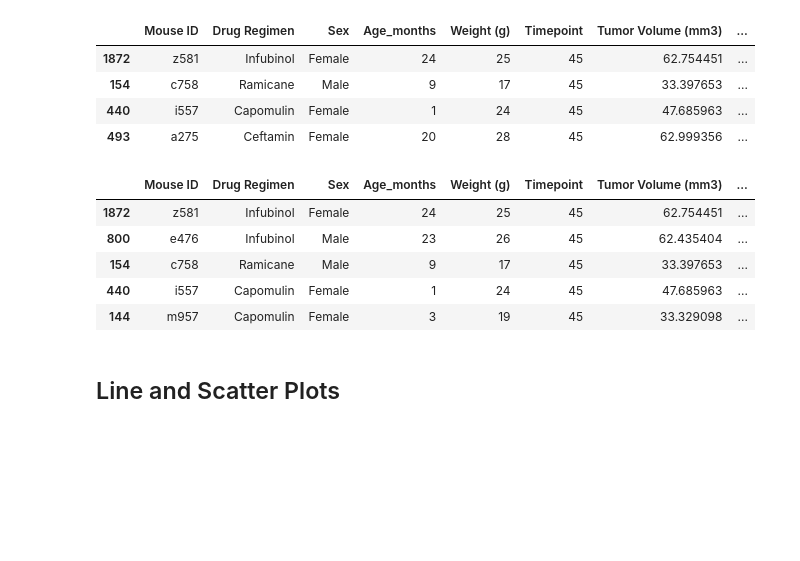
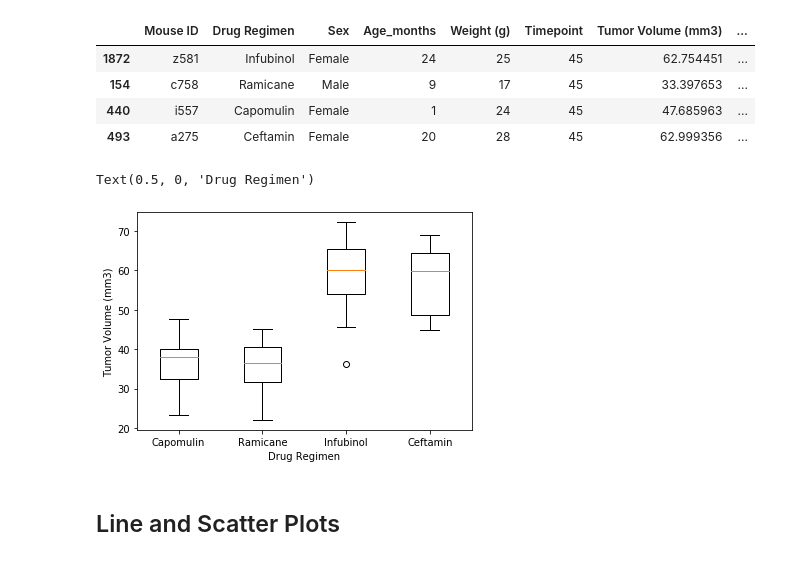
Before and after one commit to BTroolin/matplotlib-challenge, a Jupyter notebook: pymaceuticals.ipynb, the cells around one changed output. Cells and saved outputs as stored; diff of their text form; code cells hidden in the pictures; blank space fills up the shorter version.

```diff
--- a/pymaceuticals.ipynb
+++ b/pymaceuticals.ipynb
@@ -210,27 +207,3 @@ filtered_four.groupby("Drug Regimen").head(1)
 | 154 | c758 | Ramicane | Male | 9 | 17 | 45 | 33.397653 | ... |
 | 440 | i557 | Capomulin | Female | 1 | 24 | 45 | 47.685963 | ... |
 | 493 | a275 | Ceftamin | Female | 20 | 28 | 45 | 62.999356 | ... |
-# %%
-# Put treatments into a list for for loop (and later for plot labels)
-
-filtered_four.head()
-# Create empty list to fill with tumor vol data (for plotting)
-
-
-# Calculate the IQR and quantitatively determine if there are any potential outliers.
-
-
-    # Locate the rows which contain mice on each drug and get the tumor volumes
-
-
-    # add subset
-
-
-    # Determine outliers using upper and lower bounds
-# %% [output]
-|  | Mouse ID | Drug Regimen | Sex | Age_months | Weight (g) | Timepoint | Tumor Volume (mm3) | ... |
-| 1872 | z581 | Infubinol | Female | 24 | 25 | 45 | 62.754451 | ... |
-| 800 | e476 | Infubinol | Male | 23 | 26 | 45 | 62.435404 | ... |
-| 154 | c758 | Ramicane | Male | 9 | 17 | 45 | 33.397653 | ... |
-| 440 | i557 | Capomulin | Female | 1 | 24 | 45 | 47.685963 | ... |
-| 144 | m957 | Capomulin | Female | 3 | 19 | 45 | 33.329098 | ... |
@@ -239,3 +210,25 @@ filtered_four.head()
+# %%
+# Put treatments into a list for for loop (and later for plot labels)
+
+best_regimens = filtered_four.groupby(['Drug Regimen', 'Mouse ID']).last()['Tumor Volume (mm3)']
+# Create empty list to fill with tumor vol data (for plotting)
+best_regimens_df = best_regimens.to_frame()
+
+#create list of drugs
+four_drugs = ["Capomulin", "Ramicane", "Infubinol", "Ceftamin"]
+
+box_df = best_regimens_df.reset_index()
+tumor_df = box_df.groupby("Drug Regimen")["Tumor Volume (mm3)"].apply(list)
+tumor_list_df = pd.DataFrame(tumor_df)
+tumor_list_df = tumor_list_df.reindex(four_drugs)
+tumor_volumes = [vol for vol in tumor_list_df["Tumor Volume (mm3)"]]
+
+plt.boxplot(tumor_volumes, labels=four_drugs)
+plt.ylabel("Tumor Volume (mm3)")
+plt.xlabel("Drug Regimen")
+# %% [output]
+Text(0.5, 0, 'Drug Regimen')
+[figure, added]
 # %% [markdown]
 ## Line and Scatter Plots
 # %%
```
Also changed, not shown: parts of 6 cells of this notebook.
